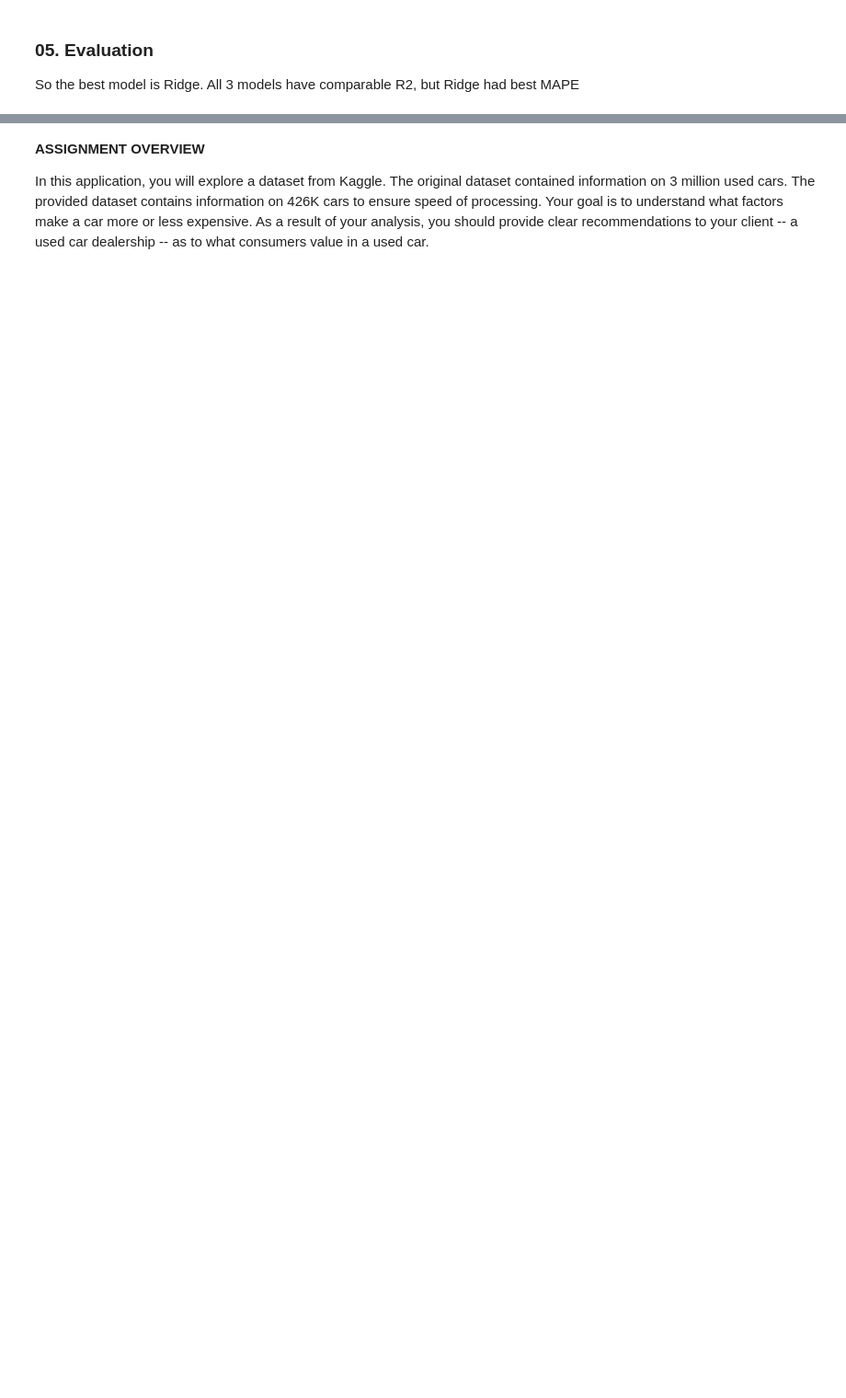
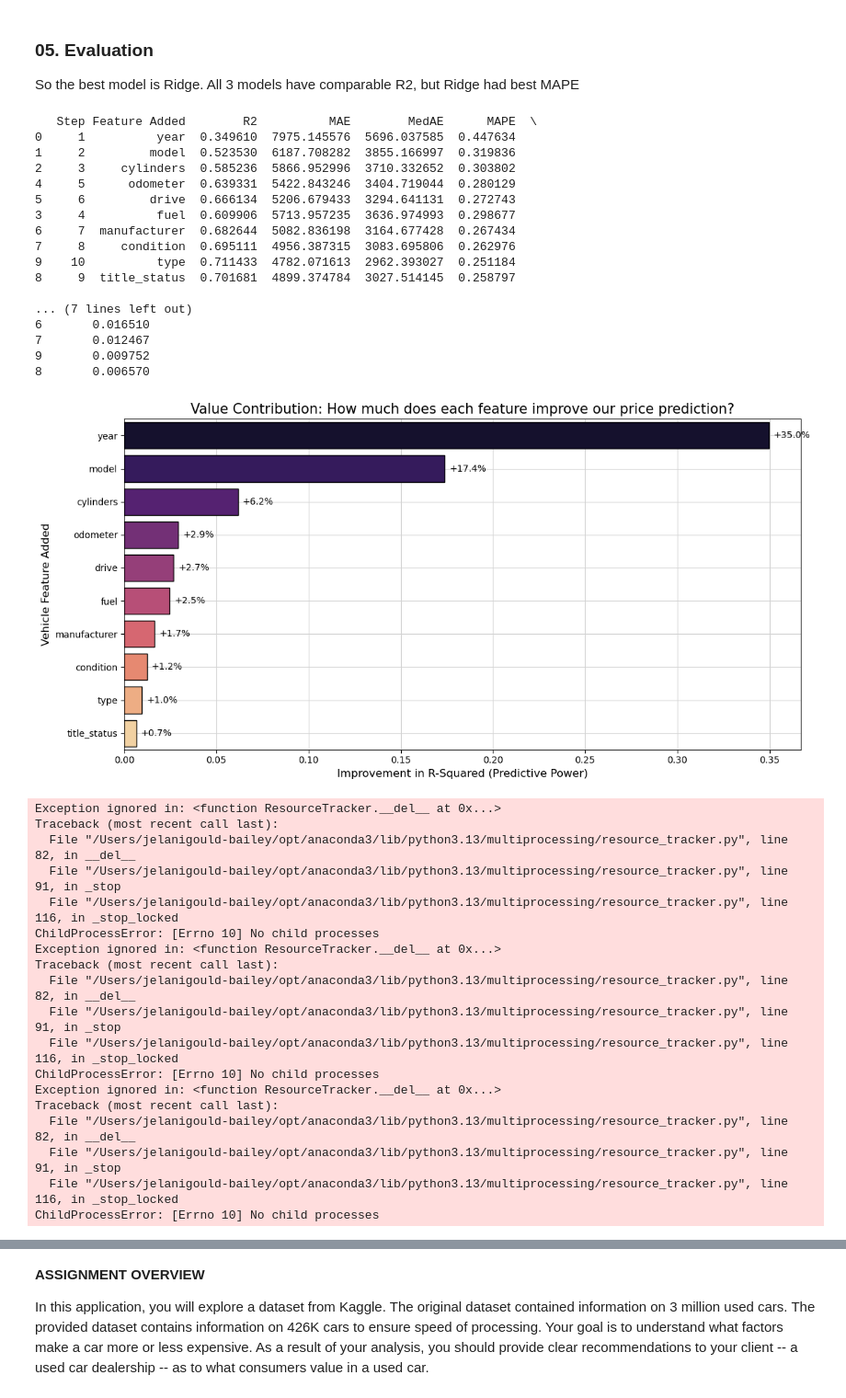
Before and after one commit to jelanigb/uc_berkeley_ml_program, a Jupyter notebook: practical_application_02/prompt_II.ipynb, the cells around one changed output, grey strips where cells are left out. Shown at 92% size. Cells and saved outputs as stored; diff of their text form; code cells hidden in the pictures; blank space fills up the shorter version.

```diff
--- a/practical_application_02/prompt_II.ipynb
+++ b/practical_application_02/prompt_II.ipynb
@@ -1127,3 +1169,83 @@ So the best model is Ridge. All 3 models have comparable R2, but Ridge had best
+# %%
+# 1. Convert the first 10 steps of history into a DataFrame
+# Assuming 'Feature Added' and 'Score' (R2) are the keys in your history dicts
+df_history = pd.DataFrame(history[:10])
+
+# 2. Calculate the "Marginal Improvement"
+# This shows exactly how much R2 increased when that specific feature was added
+df_history["Marginal_Gain"] = (
+    df_history["R2"].diff().fillna(df_history["R2"].iloc[0])
+)
+df_history = df_history.sort_values(by="Marginal_Gain", ascending=False)
+
+# 3. Plotting the "Predictive Power" contribution
+plt.figure(figsize=(12, 6))
+ax = sns.barplot(
+    data=df_history,
+    x="Marginal_Gain",
+    y="Feature Added",
+    palette="magma",
+    edgecolor="black",
+)
+draw_grid([ax], grid_axis="both")
+
+# Add percentage labels to show the client the exact 'weight' of the feature
+for p in ax.patches:
+    ax.annotate(
+        f"+{p.get_width():.1%}",
+        (p.get_width(), p.get_y() + p.get_height() / 2),
+        ha="left",
+        va="center",
+        fontsize=10,
+        xytext=(5, 0),
+        textcoords="offset points",
+    )
+
+plt.title(
+    "Value Contribution: How much does each feature improve our price prediction?",
+    fontsize=15,
+)
+plt.xlabel("Improvement in R-Squared (Predictive Power)", fontsize=12)
+plt.ylabel("Vehicle Feature Added", fontsize=12)
+plt.tight_layout()
+plt.show()
+# %% [output]
+   Step Feature Added        R2          MAE        MedAE      MAPE  \
+0     1          year  0.349610  7975.145576  5696.037585  0.447634
+1     2         model  0.523530  6187.708282  3855.166997  0.319836
+2     3     cylinders  0.585236  5866.952996  3710.332652  0.303802
+4     5      odometer  0.639331  5422.843246  3404.719044  0.280129
+5     6         drive  0.666134  5206.679433  3294.641131  0.272743
+3     4          fuel  0.609906  5713.957235  3636.974993  0.298677
+6     7  manufacturer  0.682644  5082.836198  3164.677428  0.267434
+7     8     condition  0.695111  4956.387315  3083.695806  0.262976
+9    10          type  0.711433  4782.071613  2962.393027  0.251184
+8     9  title_status  0.701681  4899.374784  3027.514145  0.258797
+
+... (7 lines left out)
+6       0.016510
+7       0.012467
+9       0.009752
+8       0.006570
+[figure, added]
+Exception ignored in: <function ResourceTracker.__del__ at 0x...>
+Traceback (most recent call last):
+  File "/Users/jelanigould-bailey/opt/anaconda3/lib/python3.13/multiprocessing/resource_tracker.py", line 82, in __del__
+  File "/Users/jelanigould-bailey/opt/anaconda3/lib/python3.13/multiprocessing/resource_tracker.py", line 91, in _stop
+  File "/Users/jelanigould-bailey/opt/anaconda3/lib/python3.13/multiprocessing/resource_tracker.py", line 116, in _stop_locked
+ChildProcessError: [Errno 10] No child processes
+Exception ignored in: <function ResourceTracker.__del__ at 0x...>
+Traceback (most recent call last):
+  File "/Users/jelanigould-bailey/opt/anaconda3/lib/python3.13/multiprocessing/resource_tracker.py", line 82, in __del__
+  File "/Users/jelanigould-bailey/opt/anaconda3/lib/python3.13/multiprocessing/resource_tracker.py", line 91, in _stop
+  File "/Users/jelanigould-bailey/opt/anaconda3/lib/python3.13/multiprocessing/resource_tracker.py", line 116, in _stop_locked
+ChildProcessError: [Errno 10] No child processes
+Exception ignored in: <function ResourceTracker.__del__ at 0x...>
+Traceback (most recent call last):
+  File "/Users/jelanigould-bailey/opt/anaconda3/lib/python3.13/multiprocessing/resource_tracker.py", line 82, in __del__
+  File "/Users/jelanigould-bailey/opt/anaconda3/lib/python3.13/multiprocessing/resource_tracker.py", line 91, in _stop
+  File "/Users/jelanigould-bailey/opt/anaconda3/lib/python3.13/multiprocessing/resource_tracker.py", line 116, in _stop_locked
+ChildProcessError: [Errno 10] No child processes
 # %% [markdown]
 # What drives the price of a car?
 
```
Also changed, not shown: parts of 27 cells of this notebook.
